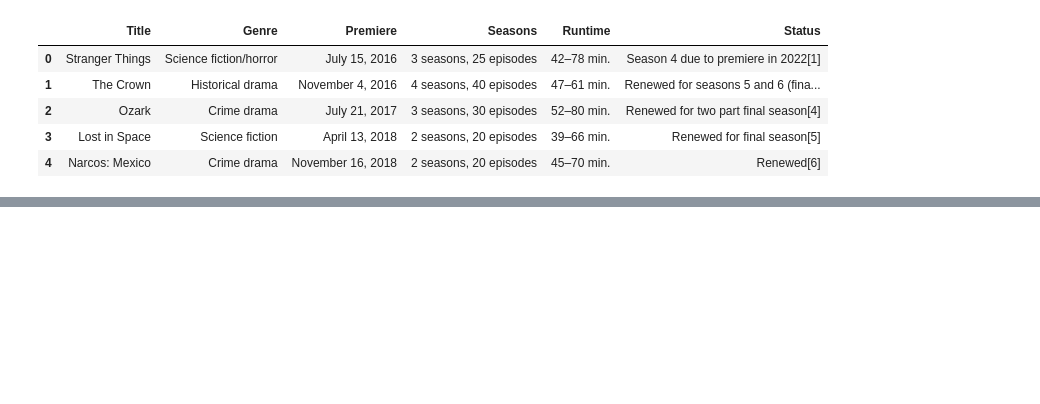
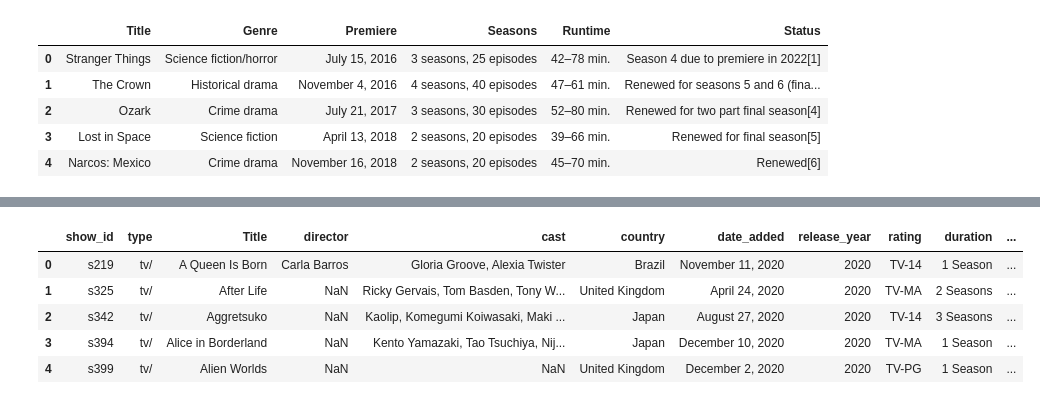
Before and after one commit to shaji-lakshmi/ELT_project2, a Jupyter notebook: NetflixCSV.ipynb, the cells around one changed output, grey strips where cells are left out. Cells and saved outputs as stored; diff of their text form; code cells hidden in the pictures; blank space fills up the shorter version.

```diff
--- a/NetflixCSV.ipynb
+++ b/NetflixCSV.ipynb
@@ -107,3 +108,15 @@ wiki_kaggle_df.head()
 | 2 | s342 | TV Show | Aggretsuko | NaN | Kaolip, Komegumi Koiwasaki, Maki ... | Japan | August 27, 2020 | 2020 | TV-14 | 3 Seasons | ... |
 | 3 | s394 | TV Show | Alice in Borderland | NaN | Kento Yamazaki, Tao Tsuchiya, Nij... | Japan | December 10, 2020 | 2020 | TV-MA | 1 Season | ... |
 | 4 | s399 | TV Show | Alien Worlds | NaN | NaN | United Kingdom | December 2, 2020 | 2020 | TV-PG | 1 Season | ... |
+# %%
+wiki_kaggle_df['Title URL'] = wiki_kaggle_df['Title'].str.replace(' ','_')
+wiki_kaggle_df['type'].replace('TV Show','tv/', inplace=True)
+wiki_kaggle_df['type'].replace('Movie','m/', inplace=True)
+wiki_kaggle_df.head()
+# %% [output]
+|  | show_id | type | Title | director | cast | country | date_added | release_year | rating | duration | ... |
+| 0 | s219 | tv/ | A Queen Is Born | Carla Barros | Gloria Groove, Alexia Twister | Brazil | November 11, 2020 | 2020 | TV-14 | 1 Season | ... |
+| 1 | s325 | tv/ | After Life | NaN | Ricky Gervais, Tom Basden, Tony W... | United Kingdom | April 24, 2020 | 2020 | TV-MA | 2 Seasons | ... |
+| 2 | s342 | tv/ | Aggretsuko | NaN | Kaolip, Komegumi Koiwasaki, Maki ... | Japan | August 27, 2020 | 2020 | TV-14 | 3 Seasons | ... |
+| 3 | s394 | tv/ | Alice in Borderland | NaN | Kento Yamazaki, Tao Tsuchiya, Nij... | Japan | December 10, 2020 | 2020 | TV-MA | 1 Season | ... |
+| 4 | s399 | tv/ | Alien Worlds | NaN | NaN | United Kingdom | December 2, 2020 | 2020 | TV-PG | 1 Season | ... |
```
Also changed, not shown: parts of 7 cells of this notebook, 1 other file.
